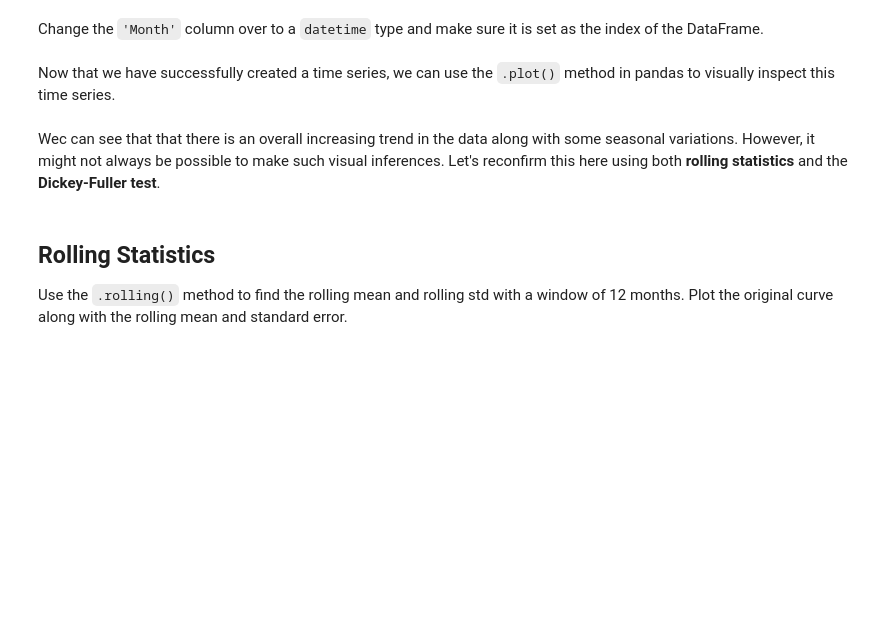
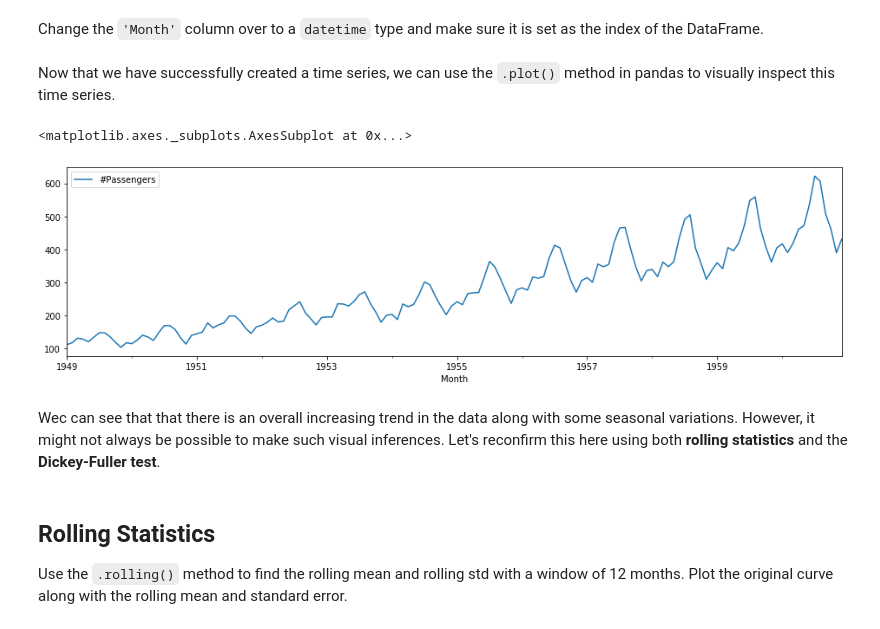
Before and after one commit to rmei97/dsc-testing-for-trends-lab-nyc-ds-033020, a Jupyter notebook: index.ipynb, the cells around one changed output. Cells and saved outputs as stored; diff of their text form; code cells hidden in the pictures; blank space fills up the shorter version.

```diff
--- a/index.ipynb
+++ b/index.ipynb
@@ -52,7 +52,10 @@ data.set_index('Month',inplace = True)
 Now that we have successfully created a time series, we can use the `.plot()` method in pandas to visually inspect this time series.
 # %%
 # Plot the time series data
-data.plot(figsize = ())
+data.plot(figsize = (16,4))
+# %% [output]
+<matplotlib.axes._subplots.AxesSubplot at 0x...>
+[figure, added]
 # %% [markdown]
 Wec can see that that there is an overall increasing trend in the data along with some seasonal variations. However, it might not always be possible to make such visual inferences. Let's reconfirm this here using both **rolling statistics** and the **Dickey-Fuller test**.
 # %% [markdown]
```
